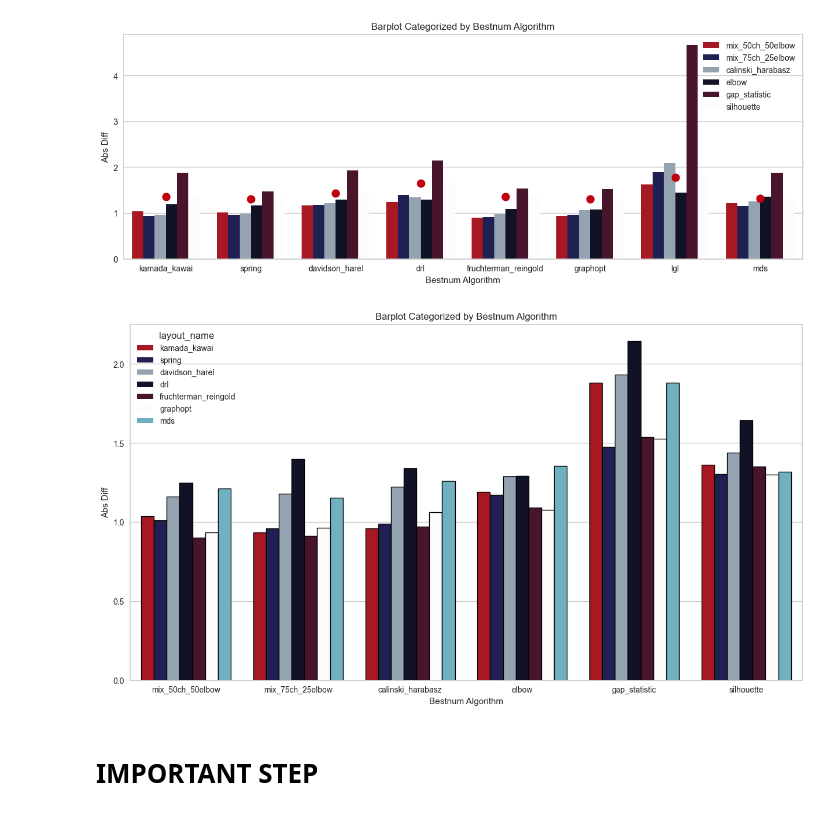
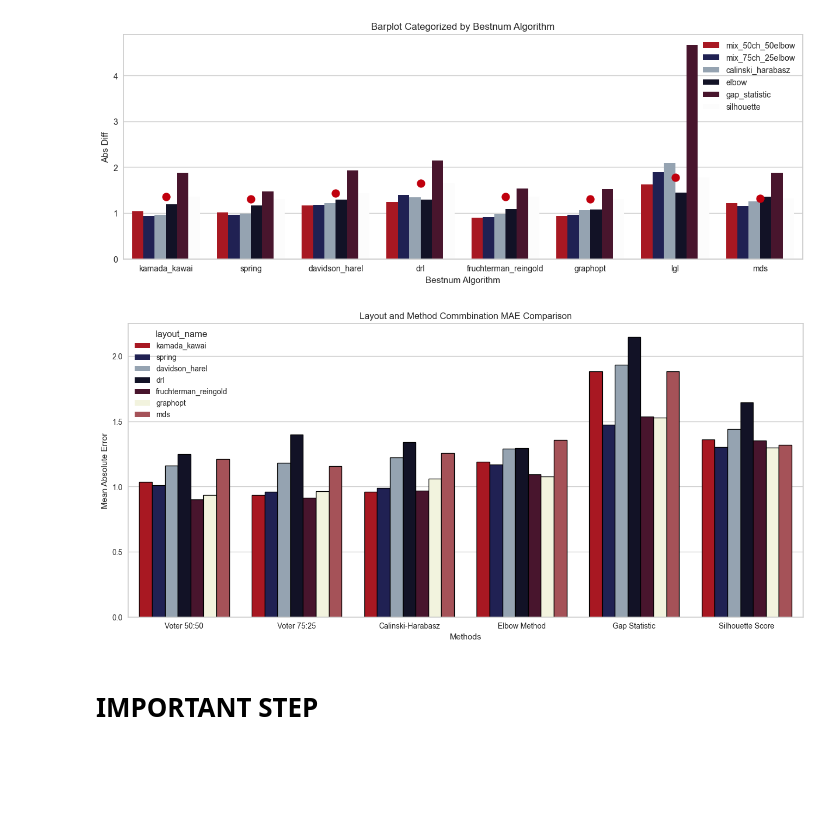
Before and after one commit to ARUMHC/Geometric-Properties-of-Graph-Visualization-Methods, a Jupyter notebook: code/NUM_CLUST_choosing_method/ANALYSIS_bestnum_all_layouts.ipynb, the cells around one changed output. Cells and saved outputs as stored; diff of their text form; code cells hidden in the pictures; blank space fills up the shorter version.

```diff
--- a/code/NUM_CLUST_choosing_method/ANALYSIS_bestnum_all_layouts.ipynb
+++ b/code/NUM_CLUST_choosing_method/ANALYSIS_bestnum_all_layouts.ipynb
@@ -177,23 +193,53 @@ plt.show()
 # %% [output]
 [figure]
 # %%
-# plot to see which layout combo with alorithm works best
-plt.figure(figsize=(15, 8))
-ax = sns.barplot(x='bestnum_algo', y='abs_diff', hue='layout_name', data=df_all_results[df_all_results['layout_name'] != 'lgl'], estimator=np.mean, palette=mammalian_sighting_reflex+wake_up_and_its_over, ci=None)
+# # plot to see which layout combo with alorithm works best
+# #@ WITH LGL
+# plt.figure(figsize=(16, 7))
+# subset= df_all_results[df_all_results['layout_name'] != 'lgl']
+# ax = sns.barplot(x='bestnum_algo', y='abs_diff', hue='layout_name', data=df_all_results, estimator=np.mean, palette=mammalian_sighting_reflex+wake_up_and_its_over, ci=None)
 
-for patch in ax.patches:
-    patch.set_edgecolor('black')
-    patch.set_linewidth(1)  # Optional: set the width of the edge
+# for patch in ax.patches:
+#     patch.set_edgecolor('black')
+#     patch.set_linewidth(1)  # Optional: set the width of the edge
 
-plt.title('Barplot Categorized by Bestnum Algorithm')
-plt.xlabel('Bestnum Algorithm')
-plt.ylabel('Abs Diff')
-# plt.xticks(rotation=45)  # Rotate x-axis labels if needed
+# # general_avg = subset.groupby('bestnum_algo')['abs_diff'].mean().reset_index()
+# # sns.pointplot(x='bestnum_algo', y='abs_diff', data=general_avg, color=mammalian_sighting_reflex[0], markers='o', linestyles='')
 
-# Show the plot
-plt.show()
+# plt.title('Barplot Categorized by Bestnum Algorithm')
+# plt.xlabel('Bestnum Algorithm')
+# plt.ylabel('Abs Diff')
+# # plt.xticks(rotation=45)  # Rotate x-axis labels if needed
+
+# # Show the plot
+# plt.show()
-# %% [output]
-[figure, removed]
+# %%
+# plot to see which layout combo with alorithm works best
+mammalian_sighting_reflex = ['#C0000D','#17195C','#91A3B5','#0F0F29','#510C2D','#F5F7DA', '#B3444C']
+# nowe mammalian_sighting_reflex = ['#C0000D','#17195C','#0F0F29','#510C2D','#F5F7DA', '#B3444C', '#343679', '#373749']
+
+plt.figure(figsize=(16, 7))
+subset= df_all_results[df_all_results['layout_name'] != 'lgl']
+ax = sns.barplot(x='bestnum_algo', y='abs_diff', hue='layout_name', data=df_all_results[df_all_results['layout_name'] != 'lgl'], estimator=np.mean, palette=mammalian_sighting_reflex, ci=None)
+
+for patch in ax.patches:
+    patch.set_edgecolor('black')
+    patch.set_linewidth(1)  # Optional: set the width of the edge
+
+# general_avg = subset.groupby('bestnum_algo')['abs_diff'].mean().reset_index()
+# sns.pointplot(x='bestnum_algo', y='abs_diff', data=general_avg, color=mammalian_sighting_reflex[0], markers='o', linestyles='')
+custom_labels = ['Voter 50:50', 'Voter 75:25', 'Calinski-Harabasz', 'Elbow Method', 'Gap Statistic', 'Silhouette Score']
+ax.set_xticklabels(custom_labels)
+
+plt.title('Layout and Method Commbination MAE Comparison')
+plt.xlabel('Methods')
+plt.ylabel('Mean Absolute Error')
+# plt.xticks(rotation=45)  # Rotate x-axis labels if needed
+
+# Show the plot
+plt.show()
+# %% [output]
+[figure, added]
 # %% [markdown]
 # IMPORTANT STEP
 # %% [markdown]
```
Also changed, not shown: parts of 6 cells of this notebook, 1 other file.
